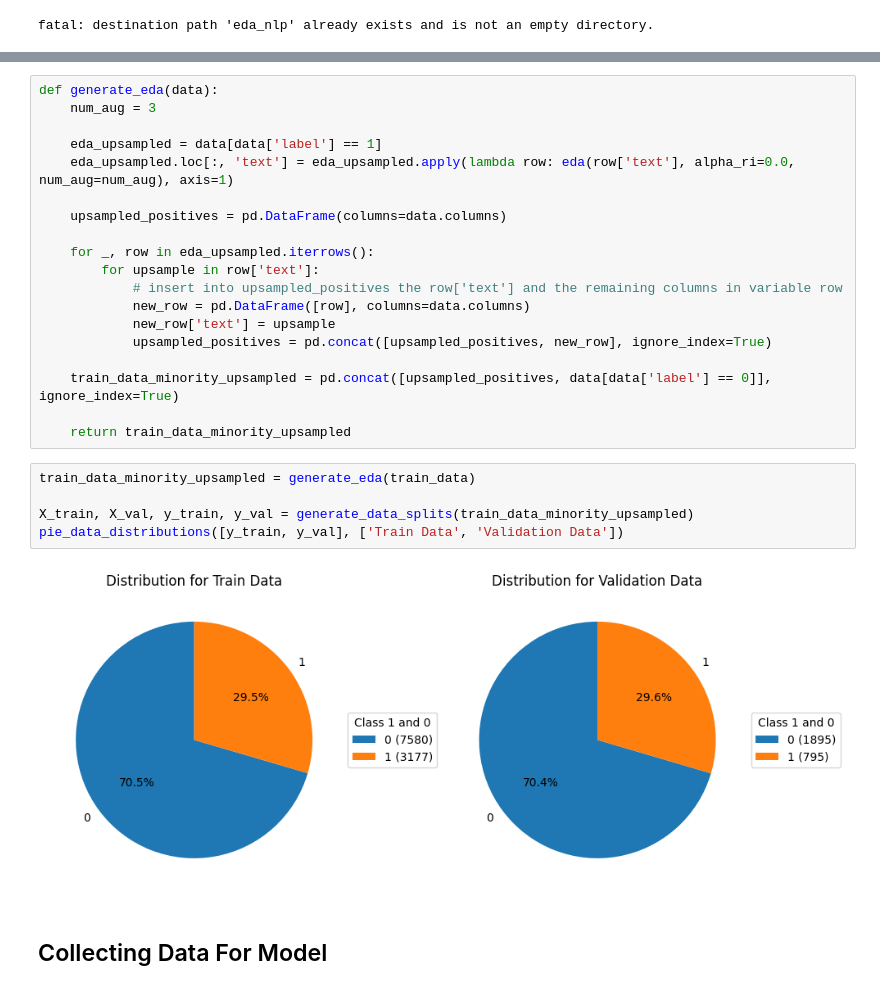
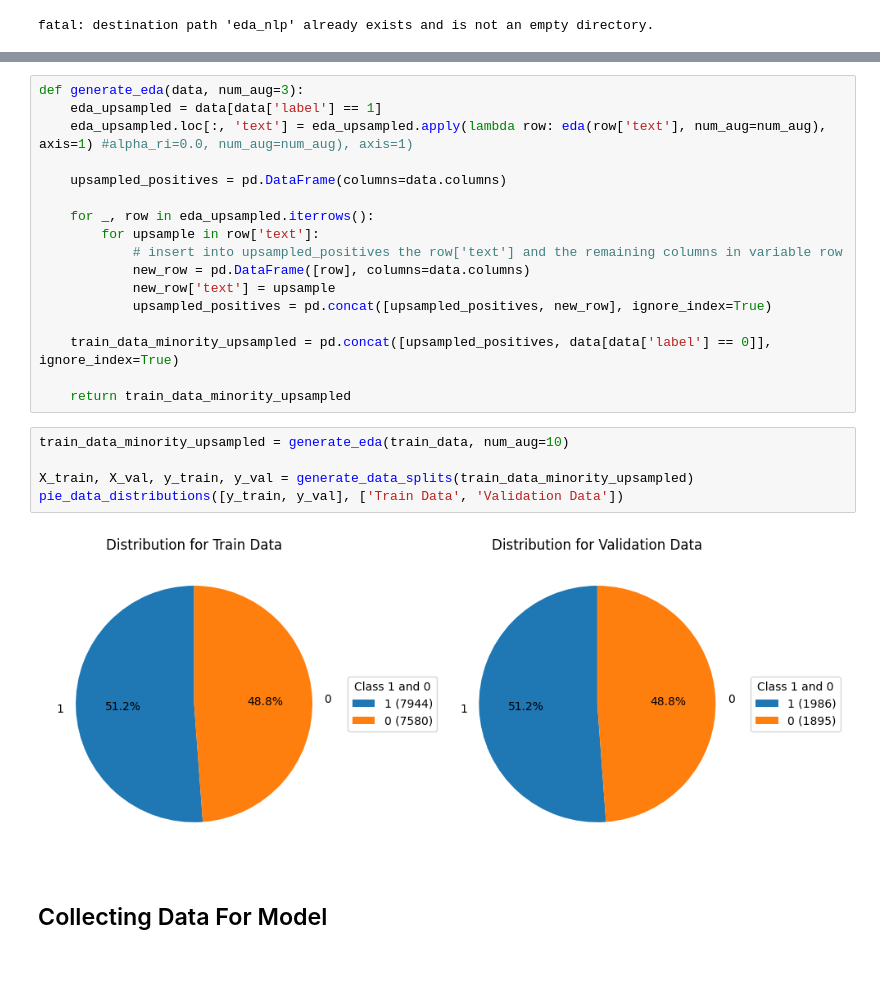
Before and after one commit to avzh1/nlp_bert_classifier, a Jupyter notebook: src/binary-classification.ipynb, the cells around one changed output, grey strips where cells are left out. Cells and saved outputs as stored; diff of their text form.

```diff
--- a/src/binary-classification.ipynb
+++ b/src/binary-classification.ipynb
@@ -216,10 +216,8 @@ eda("I hate you because I think that I'm better than you", alpha_ri=0.0, num_aug
  'i hate you because i think that im better than you']
 # %%
-def generate_eda(data):
-    num_aug = 3
-
+def generate_eda(data, num_aug=3):
     eda_upsampled = data[data['label'] == 1]
-    eda_upsampled.loc[:, 'text'] = eda_upsampled.apply(lambda row: eda(row['text'], alpha_ri=0.0, num_aug=num_aug), axis=1)
+    eda_upsampled.loc[:, 'text'] = eda_upsampled.apply(lambda row: eda(row['text'], num_aug=num_aug), axis=1) #alpha_ri=0.0, num_aug=num_aug), axis=1)
 
     upsampled_positives = pd.DataFrame(columns=data.columns)
 
@@ -234,12 +232,12 @@ def generate_eda(data):
 
     return train_data_minority_upsampled
 # %%
-train_data_minority_upsampled = generate_eda(train_data)
+train_data_minority_upsampled = generate_eda(train_data, num_aug=10)
 
 X_train, X_val, y_train, y_val = generate_data_splits(train_data_minority_upsampled)
 pie_data_distributions([y_train, y_val], ['Train Data', 'Validation Data'])
 # %% [output]
-[figure, old version]
+[figure, new version]
 # %% [markdown]
 ## Collecting Data For Model
 # %% [markdown]
```
Also changed, not shown: parts of 9 cells of this notebook.
